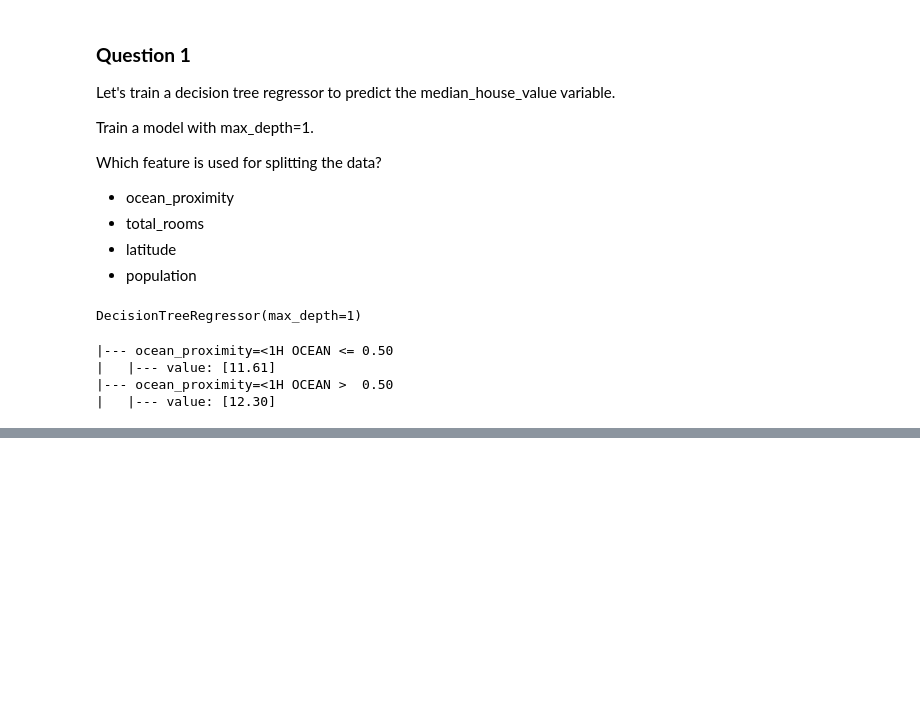
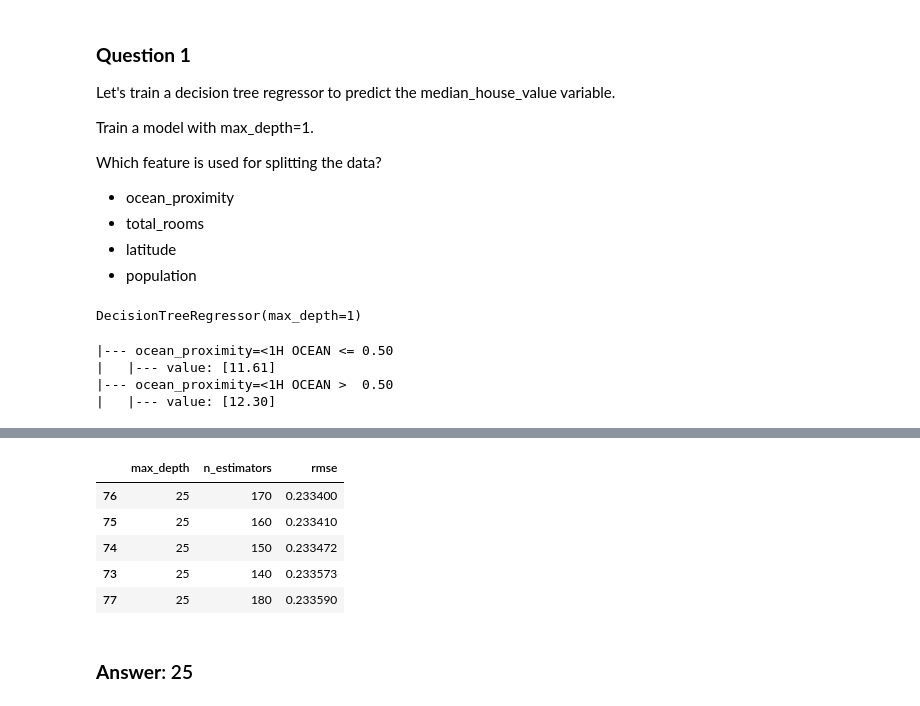
Before and after one commit to BeckMarquez/ML_zoomcamp_2023, a Jupyter notebook: HW_w6_trees.ipynb, the cells around one changed output, grey strips where cells are left out. Cells and saved outputs as stored; diff of their text form; code cells hidden in the pictures; blank space fills up the shorter version.

```diff
--- a/HW_w6_trees.ipynb
+++ b/HW_w6_trees.ipynb
@@ -168,0 +196,3 @@ print(export_text(dt, feature_names=dv.feature_names_))
+# %%
+y_pred = rf.predict(X_val)
+np.round(np.sqrt(mean_squared_error(y_val, y_pred)), 3)
@@ -168,0 +299,11 @@ print(export_text(dt, feature_names=dv.feature_names_))
+# %%
+df_scores.sort_values('rmse').head()
+# %% [output]
+|  | max_depth | n_estimators | rmse |
+| 76 | 25 | 170 | 0.233400 |
+| 75 | 25 | 160 | 0.233410 |
+| 74 | 25 | 150 | 0.233472 |
+| 73 | 25 | 140 | 0.233573 |
+| 77 | 25 | 180 | 0.233590 |
+# %% [markdown]
+### **Answer**: 25
```
Also changed, not shown: parts of 27 cells of this notebook.
